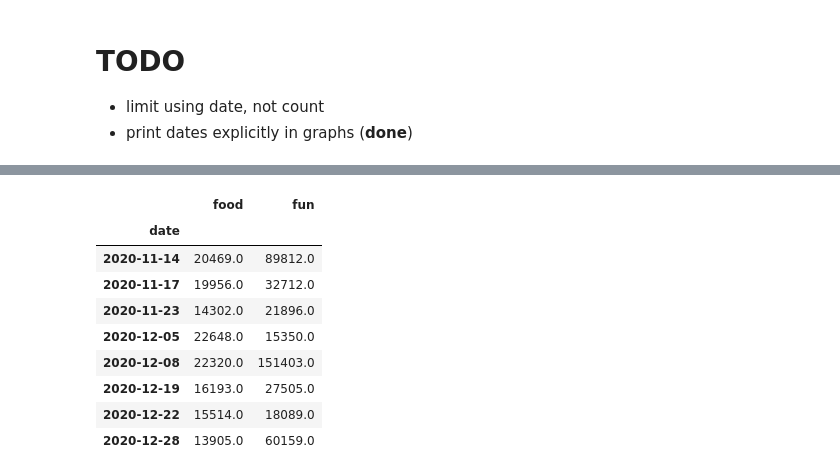
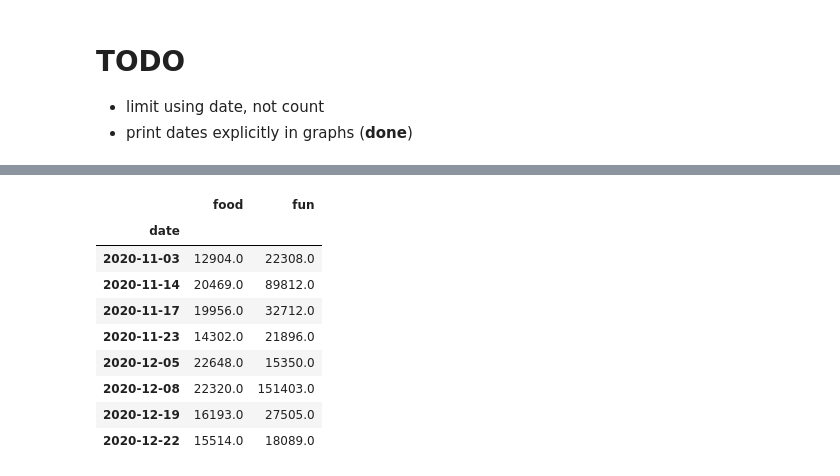
Before and after one commit to nailbiter/for, a Jupyter notebook: forjupiter/weekly-analysis.ipynb, the cells around one changed output, grey strips where cells are left out. Drawn from its saved outputs; the diff is of its cells as text; code cells hidden in the pictures.

```diff
--- a/forjupiter/weekly-analysis.ipynb
+++ b/forjupiter/weekly-analysis.ipynb
@@ -134,42 +134,32 @@ pd.DataFrame(top_n_items).set_index(["cat","rank"])
 # %%
 from datetime import datetime
 
 _df = time_df.copy()
 _df["week"] = _df["date"].apply(lambda d:d.date().isocalendar()[1])
 _df["year"] = _df["date"].apply(lambda d:d.date().isocalendar()[0])
 
 last_week_idx = datetime.now().date().isocalendar()[1]
 year = _df.iloc[0].year
-
-last_week_idx,year= 54,2020
-_df["new_week"] = [w if (w,y)!=(1,2021) else last_week_idx for w,y in zip(_df.week,_df.year)]
-_df["new_year"] = [y if (w,y)!=(1,2021) else year for w,y in zip(_df.week,_df.year)]
-_df.year = _df.new_year
-_df.week = _df.new_week
-_df = _df.drop(columns=["new_week","new_year"])
-
 _df = _df[(last_week_idx > _df["week"]) & (_df["week"] >(last_week_idx-WEEKS-1)) & (_df["year"]==year)]
-_df.head(40)
-last_week_idx
-year
 
 arr = dict()
 cats = set()
 for name,group in _df.groupby(["week","category"]):
     (week,cat) = name
     if(week not in arr):
         arr[week] = dict()
     arr[week][cat] = group["amount"].sum()
     arr[week]["date"] = group["date"].min().date()
     cats.add(cat)
 
 time_grouped_df = pd.DataFrame(arr.values())
 time_grouped_df = time_grouped_df.fillna(0)
 time_grouped_df = time_grouped_df.set_index("date")
 time_grouped_df
 # %% [output]
 |  | food | fun |
 | date |  |  |
+| 2020-11-03 | 12904.0 | 22308.0 |
 | 2020-11-14 | 20469.0 | 89812.0 |
 | 2020-11-17 | 19956.0 | 32712.0 |
 | 2020-11-23 | 14302.0 | 21896.0 |
@@ -177,7 +167,6 @@ time_grouped_df
 | 2020-12-08 | 22320.0 | 151403.0 |
 | 2020-12-19 | 16193.0 | 27505.0 |
 | 2020-12-22 | 15514.0 | 18089.0 |
-| 2020-12-28 | 13905.0 | 60159.0 |
 # %%
 plt.figure()
 time_grouped_df.plot.bar(figsize=(16,10),stacked=True)
```
Also changed, not shown: parts of 5 cells of this notebook.
